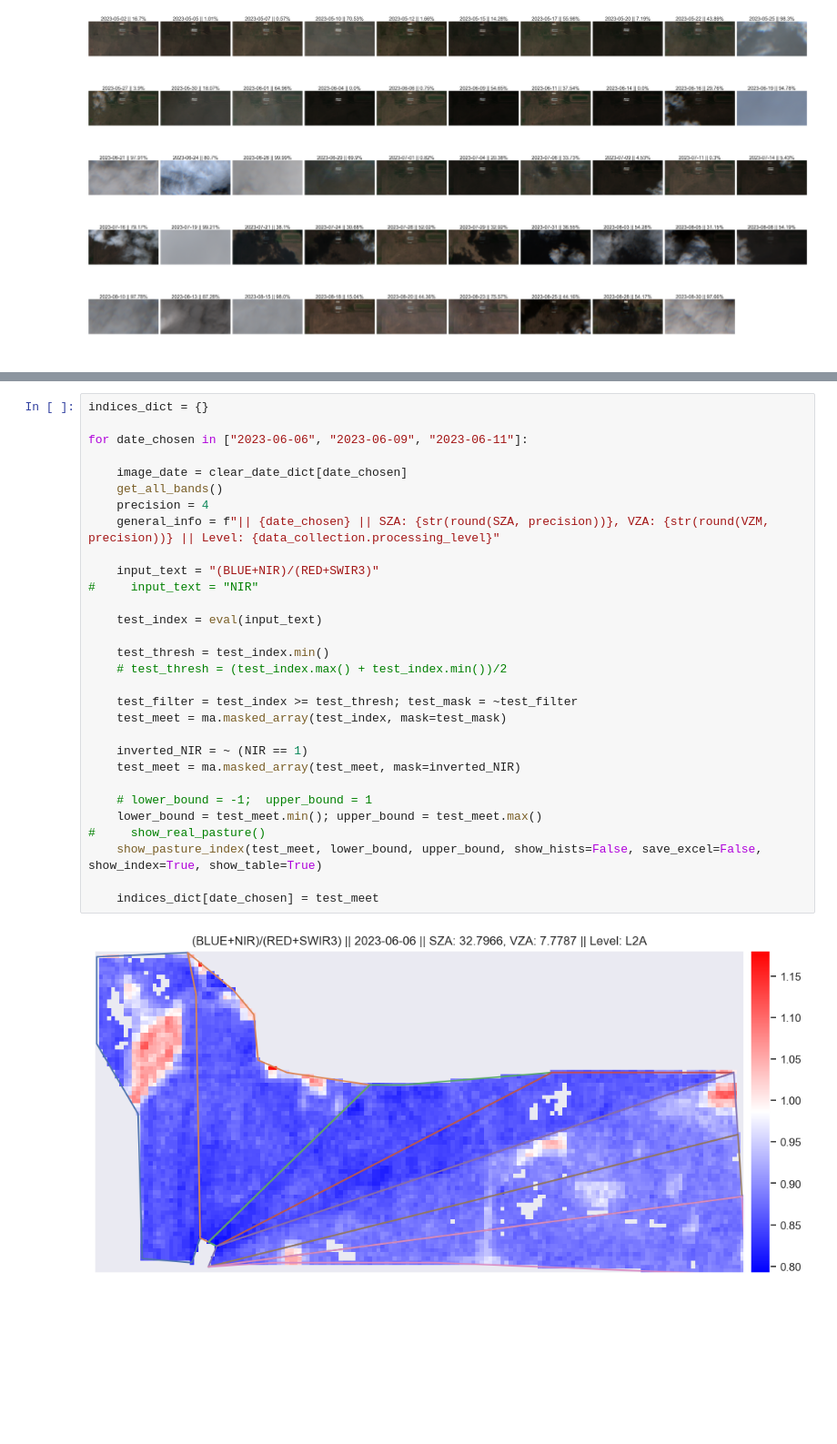
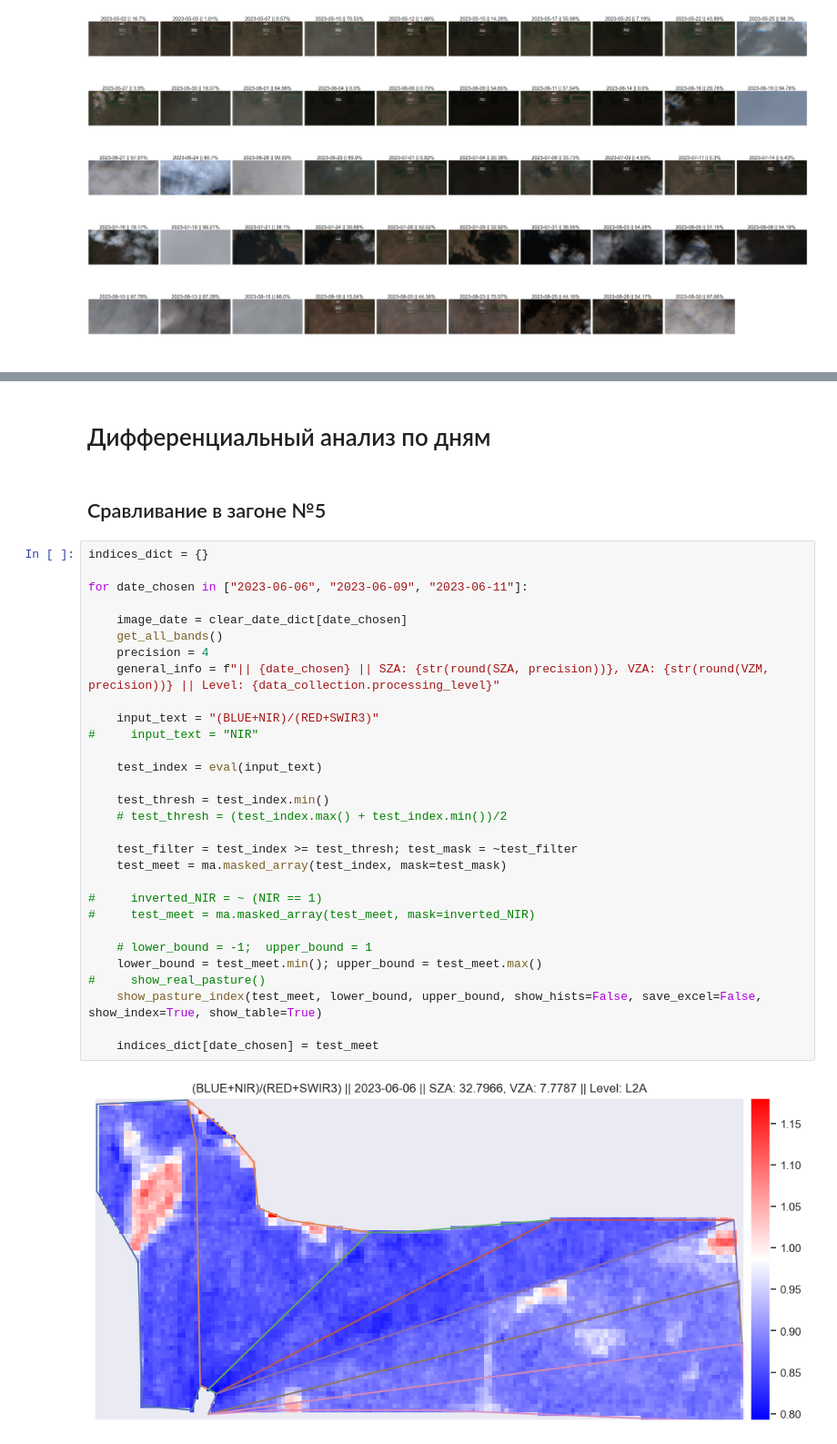
Before and after one commit to Yerlan999/CowsGPSTracker-KazATU, a Jupyter notebook: new_modules/SentinelHub Based Analysis (Sentinel 2 - L2A) (2023).ipynb, the cells around one changed output, grey strips where cells are left out. Shown at 91% size. Drawn from its saved outputs; the diff is of its cells as text; blank space fills up the shorter version.

```diff
--- a/new_modules/SentinelHub Based Analysis (Sentinel 2 - L2A) (2023).ipynb
+++ b/new_modules/SentinelHub Based Analysis (Sentinel 2 - L2A) (2023).ipynb
@@ -709,33 +719,37 @@ history_df
+# %% [markdown]
+# Дифференциальный анализ по дням
+# %% [markdown]
+## Сравливание в загоне №5
 # %%
 indices_dict = {}
 
 for date_chosen in ["2023-06-06", "2023-06-09", "2023-06-11"]:
 
     image_date = clear_date_dict[date_chosen]
     get_all_bands()
     precision = 4
     general_info = f"|| {date_chosen} || SZA: {str(round(SZA, precision))}, VZA: {str(round(VZM, precision))} || Level: {data_collection.processing_level}"
 
     input_text = "(BLUE+NIR)/(RED+SWIR3)"
 #     input_text = "NIR"
 
     test_index = eval(input_text)
 
     test_thresh = test_index.min()
     # test_thresh = (test_index.max() + test_index.min())/2
 
     test_filter = test_index >= test_thresh; test_mask = ~test_filter
     test_meet = ma.masked_array(test_index, mask=test_mask)
 
-    inverted_NIR = ~ (NIR == 1)
-    test_meet = ma.masked_array(test_meet, mask=inverted_NIR)
+#     inverted_NIR = ~ (NIR == 1)
+#     test_meet = ma.masked_array(test_meet, mask=inverted_NIR)
 
     # lower_bound = -1;  upper_bound = 1
     lower_bound = test_meet.min(); upper_bound = test_meet.max()
 #     show_real_pasture()
     show_pasture_index(test_meet, lower_bound, upper_bound, show_hists=False, save_excel=False, show_index=True, show_table=True)
 
     indices_dict[date_chosen] = test_meet
 # %% [output]
-[figure, old version]
+[figure, new version]
 | Загон | Сумма | Cреднаяя | Медианная | Макс | Мин | Площадь (га) | Ресурс (т/га) |
```
Also changed, not shown: parts of 40 cells of this notebook, 3 other files.
